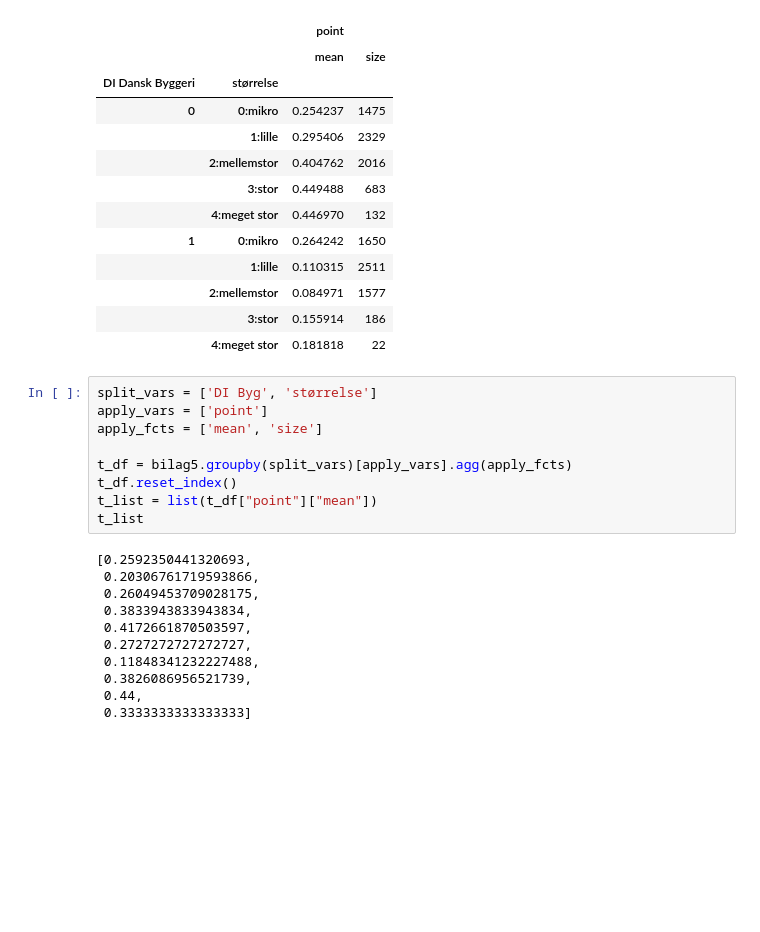
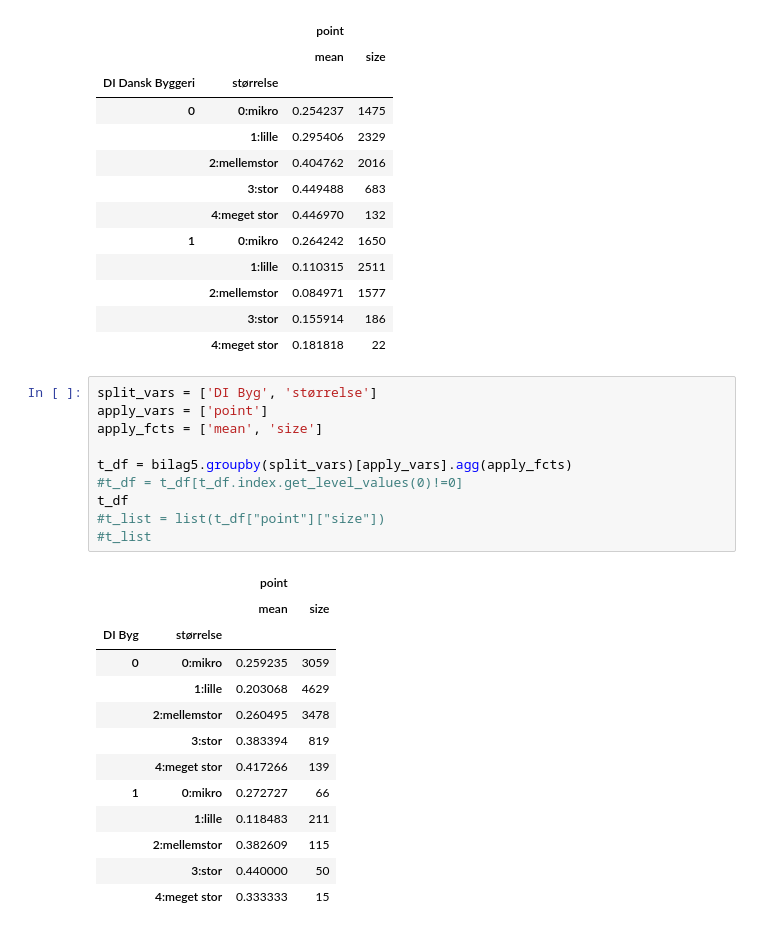
Before and after one commit to AlbertAlsbjerg/DO-case3-Anders-Albert, a Jupyter notebook: Kode.ipynb, the cells around one changed output. Saved outputs shown, nothing was run; the diff lists cells and outputs as text; blank space fills up the shorter version.

```diff
--- a/Kode.ipynb
+++ b/Kode.ipynb
@@ -234,23 +234,27 @@ bilag5.groupby(split_vars)[apply_vars].agg(apply_fcts)
 # %%
 split_vars = ['DI Byg', 'størrelse']
 apply_vars = ['point']
 apply_fcts = ['mean', 'size']
 
 t_df = bilag5.groupby(split_vars)[apply_vars].agg(apply_fcts)
-t_df.reset_index()
-t_list = list(t_df["point"]["mean"])
-t_list
+#t_df = t_df[t_df.index.get_level_values(0)!=0]
+t_df
+#t_list = list(t_df["point"]["size"])
+#t_list
 # %% [output]
-[0.2592350441320693,
- 0.20306761719593866,
- 0.26049453709028175,
- 0.3833943833943834,
- 0.4172661870503597,
- 0.2727272727272727,
- 0.11848341232227488,
- 0.3826086956521739,
- 0.44,
- 0.3333333333333333]
+|  |  | point |  |
+|  |  | mean | size |
+| DI Byg | størrelse |  |  |
+| 0 | 0:mikro | 0.259235 | 3059 |
+|  | 1:lille | 0.203068 | 4629 |
+|  | 2:mellemstor | 0.260495 | 3478 |
+|  | 3:stor | 0.383394 | 819 |
+|  | 4:meget stor | 0.417266 | 139 |
+| 1 | 0:mikro | 0.272727 | 66 |
+|  | 1:lille | 0.118483 | 211 |
+|  | 2:mellemstor | 0.382609 | 115 |
+|  | 3:stor | 0.440000 | 50 |
+|  | 4:meget stor | 0.333333 | 15 |
 # %%
 branche_list = ["DI Byg", "DI Energi", "DI Fødevarer", "DI Handel", "DI Digital", "DI Service", "DI Rådgiverne", "DI Transport", "Bilbranchen", "DI Dansk Byggeri"]
 
```
Also changed, not shown: parts of 5 cells of this notebook.
